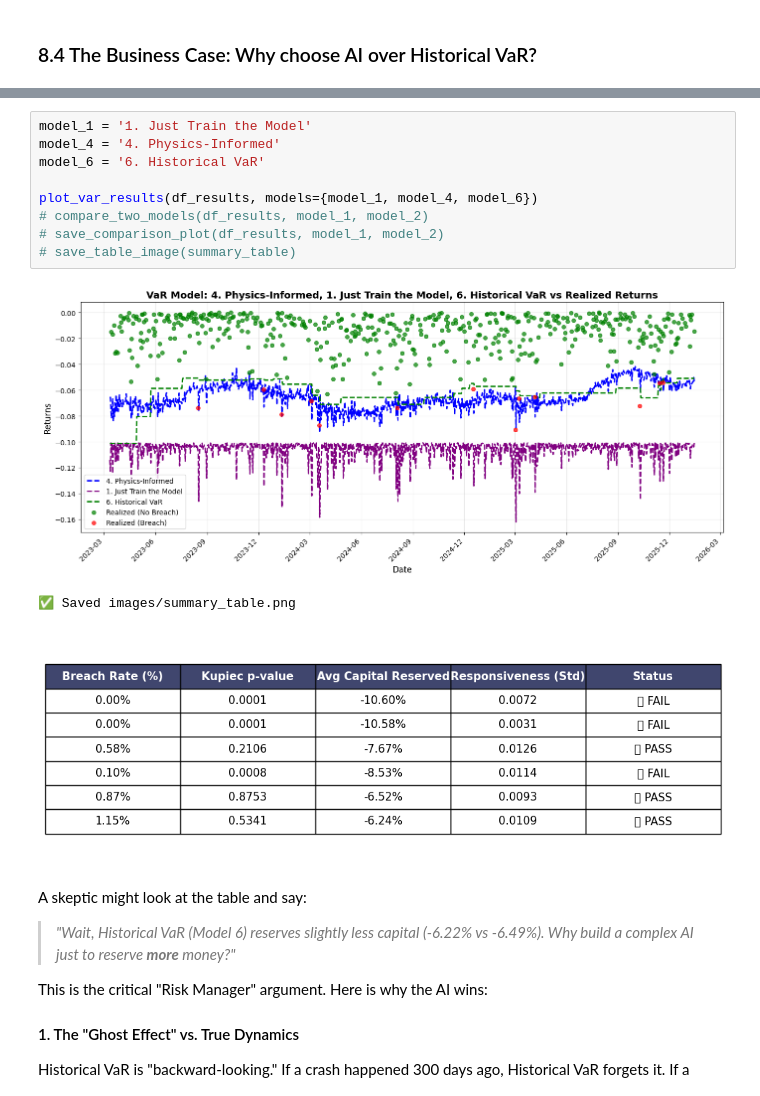
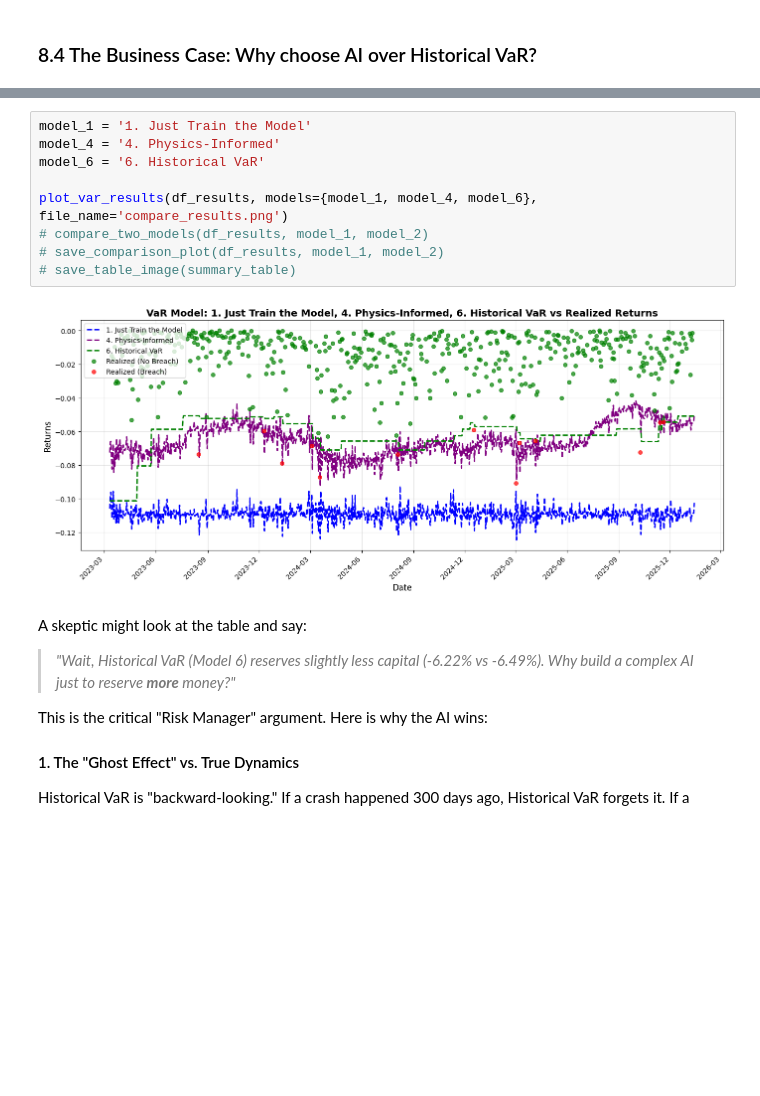
Before and after one commit to amacias-afma/quant-ai-lab, a Jupyter notebook: 01_value_at_risk/notebook/value_at_risk.ipynb, the cells around one changed output, grey strips where cells are left out. Saved outputs shown, nothing was run; the diff lists cells and outputs as text; blank space fills up the shorter version.

```diff
--- a/01_value_at_risk/notebook/value_at_risk.ipynb
+++ b/01_value_at_risk/notebook/value_at_risk.ipynb
@@ -1266,16 +1362,14 @@ By adjusting the regularization weight (lowering the penalty), we allowed the "P
 # %%
 model_1 = '1. Just Train the Model'
 model_4 = '4. Physics-Informed'
 model_6 = '6. Historical VaR'
 
-plot_var_results(df_results, models={model_1, model_4, model_6})
+plot_var_results(df_results, models={model_1, model_4, model_6}, file_name='compare_results.png')
 # compare_two_models(df_results, model_1, model_2)
 # save_comparison_plot(df_results, model_1, model_2)
 # save_table_image(summary_table)
 # %% [output]
-[figure, old version]
+[figure, new version]
-✅ Saved images/summary_table.png
-[figure, removed]
 # %% [markdown]
 A skeptic might look at the table and say:
 > *"Wait, Historical VaR (Model 6) reserves slightly less capital (-6.22% vs -6.49%). Why build a complex AI just to reserve **more** money?"*
```
Also changed, not shown: parts of 22 cells of this notebook, 35 other files.
